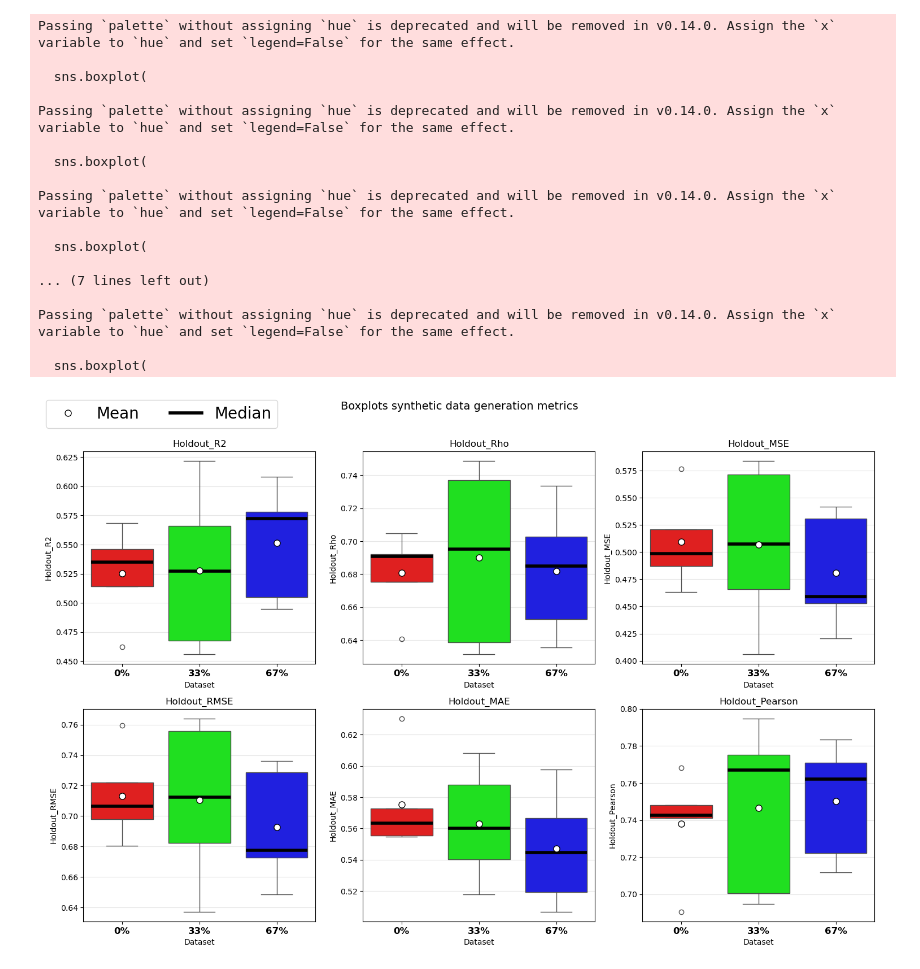
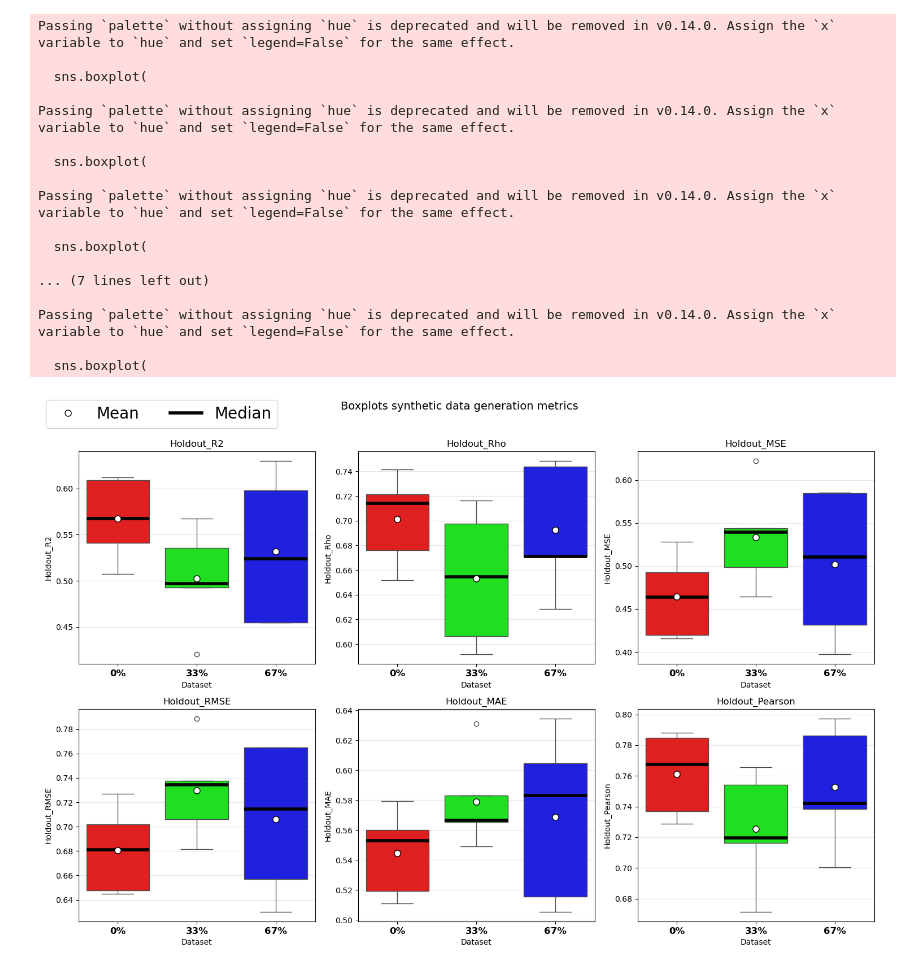
Before and after one commit to johanbaumann/dat675_project, a Jupyter notebook: model/viz.ipynb, the cells around one changed output. Cells and saved outputs as stored; diff of their text form; code cells hidden in the pictures.

```diff
--- a/model/viz.ipynb
+++ b/model/viz.ipynb
@@ -240,7 +240,7 @@ import seaborn as sns
 from matplotlib.lines import Line2D
 
 
-results = "MPNN_results_heldout_set.csv"
+results = "gat_results_heldout.csv"
 df_results = pd.read_csv(results)
 
 print(df_results.head())
@@ -363,19 +363,19 @@ simple_metric_boxplots(
 ['Dataset', 'Fold', 'Checkpoint', 'Val_RMSE', 'Val_MAE', 'Val_Pearson', 'Holdout_MSE', 'Holdout_RMSE', 'Holdout_MAE', 'Holdout_R2', 'Holdout_Rho', 'Holdout_Pearson']
 Passing `palette` without assigning `hue` is deprecated and will be removed in v0.14.0. Assign the `x` variable to `hue` and set `legend=False` for the same effect.
 
   sns.boxplot(
 
 Passing `palette` without assigning `hue` is deprecated and will be removed in v0.14.0. Assign the `x` variable to `hue` and set `legend=False` for the same effect.
 
   sns.boxplot(
 
 Passing `palette` without assigning `hue` is deprecated and will be removed in v0.14.0. Assign the `x` variable to `hue` and set `legend=False` for the same effect.
 
   sns.boxplot(
 
 ... (7 lines left out)
 
 Passing `palette` without assigning `hue` is deprecated and will be removed in v0.14.0. Assign the `x` variable to `hue` and set `legend=False` for the same effect.
 
   sns.boxplot(
-[figure, old version]
+[figure, new version]
```
Also changed, not shown: parts of 6 cells of this notebook, 18 other files.
